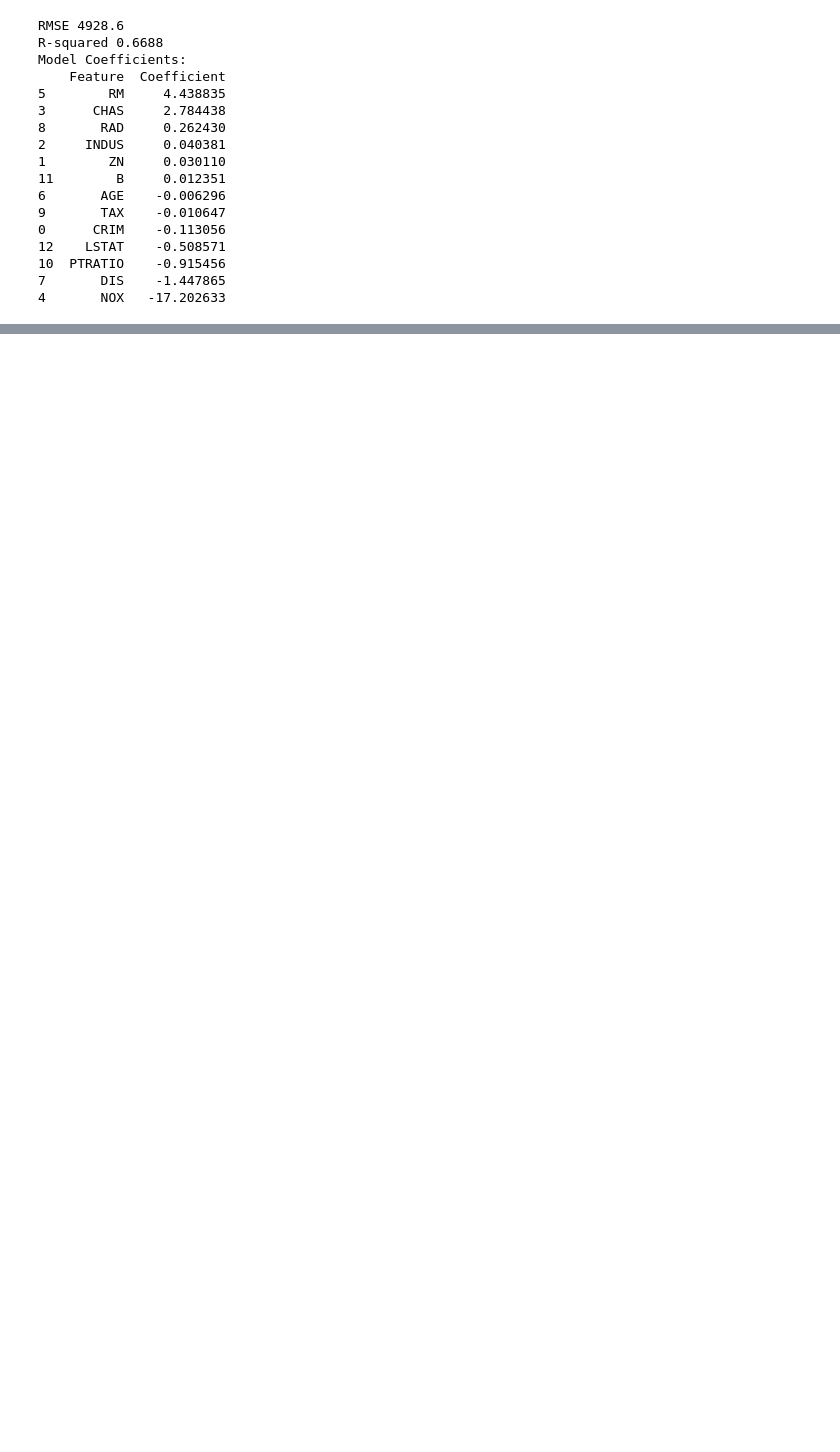
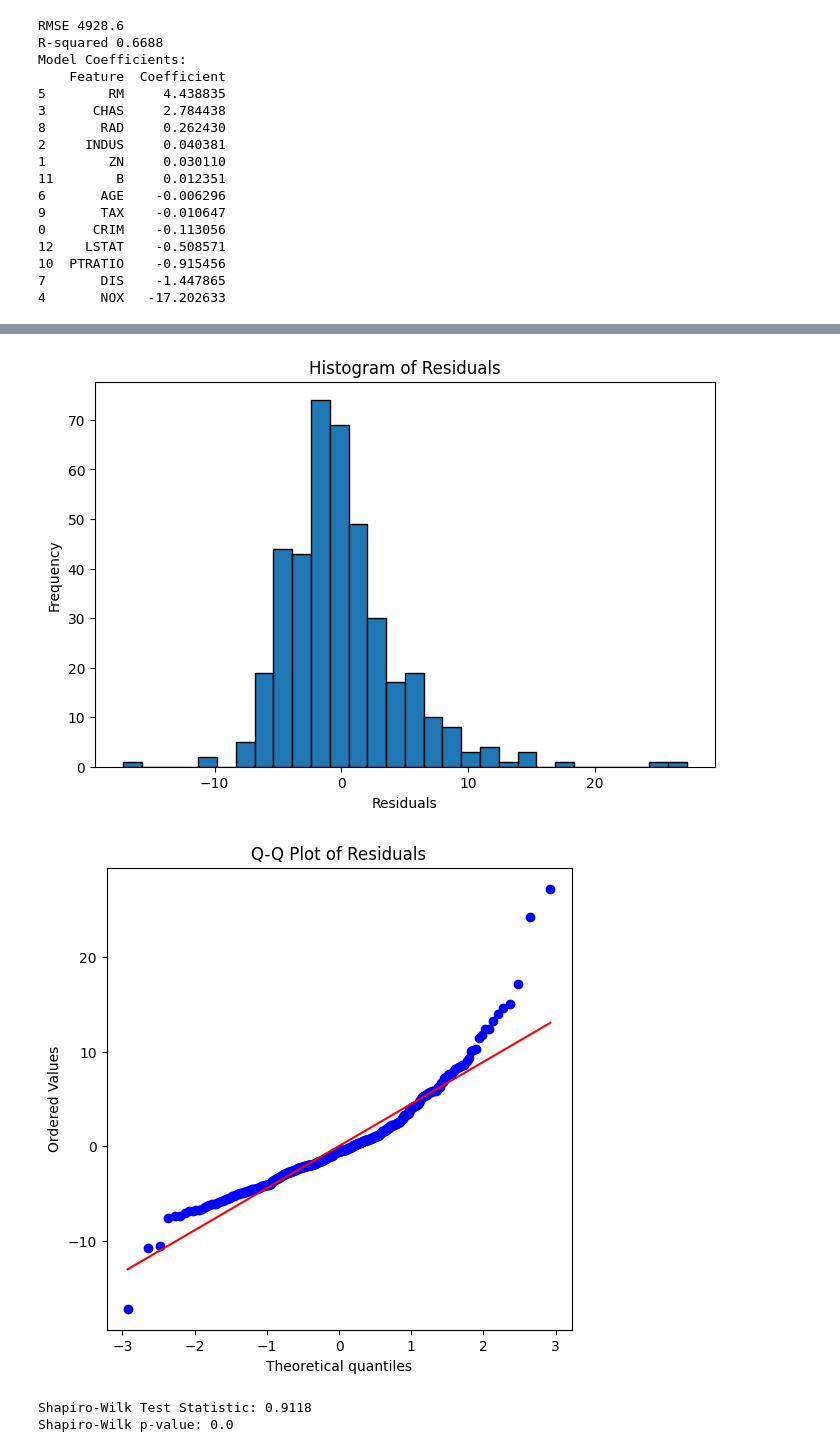
Before and after one commit to kenzodebola/Boston-Housing-Analysis, a Jupyter notebook: Boston_Dataset_ML.ipynb, the cells around one changed output, grey strips where cells are left out. Saved outputs shown, nothing was run; the diff lists cells and outputs as text; code cells hidden in the pictures; blank space fills up the shorter version.

```diff
--- a/Boston_Dataset_ML.ipynb
+++ b/Boston_Dataset_ML.ipynb
@@ -223,0 +271,42 @@ Model Coefficients:
+# %%
+# Q-Q plot, Histogram of Residuals, and Shapiro-Wilk test
+
+
+# Split data and train model
+X = df.drop('MEDV', axis=1)
+y = df['MEDV']
+
+X_train, X_test, y_train, y_test = train_test_split(
+    X, y, test_size=0.2, random_state=42
+)
+
+model = LinearRegression()
+model.fit(X_train, y_train)
+
+# Compute residuals
+y_fitted = model.predict(X_train)
+residuals = y_train - y_fitted
+
+# Histogram of residuals
+plt.figure(figsize=(8, 5))
+plt.hist(residuals, bins=30, edgecolor='black')
+plt.xlabel("Residuals")
+plt.ylabel("Frequency")
+plt.title("Histogram of Residuals")
+plt.show()
+
+# Q-Q plot
+plt.figure(figsize=(6, 6))
+stats.probplot(residuals, dist="norm", plot=plt)
+plt.title("Q-Q Plot of Residuals")
+plt.show()
+
+# Shapiro-Wilk normality test
+shapiro_stat, shapiro_p = stats.shapiro(residuals)
+print("Shapiro-Wilk Test Statistic:", round(shapiro_stat, 4))
+print("Shapiro-Wilk p-value:", round(shapiro_p, 6))
+# %% [output]
+[figure, added]
+[figure, added]
+Shapiro-Wilk Test Statistic: 0.9118
+Shapiro-Wilk p-value: 0.0
```
Also changed, not shown: parts of 22 cells of this notebook.
